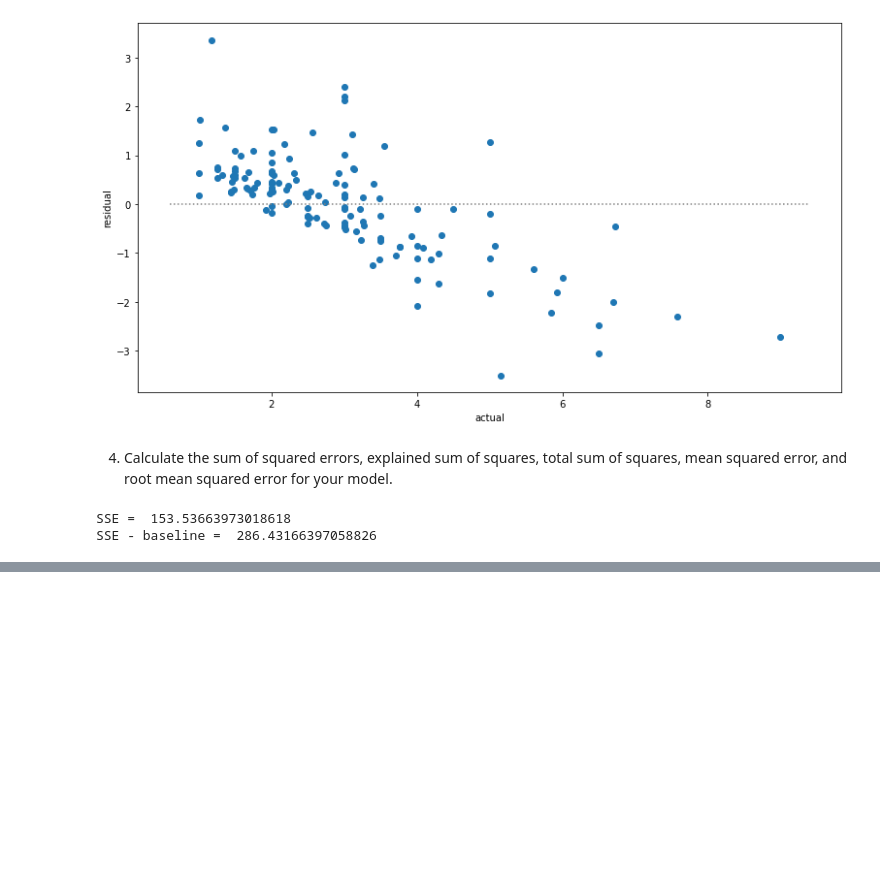
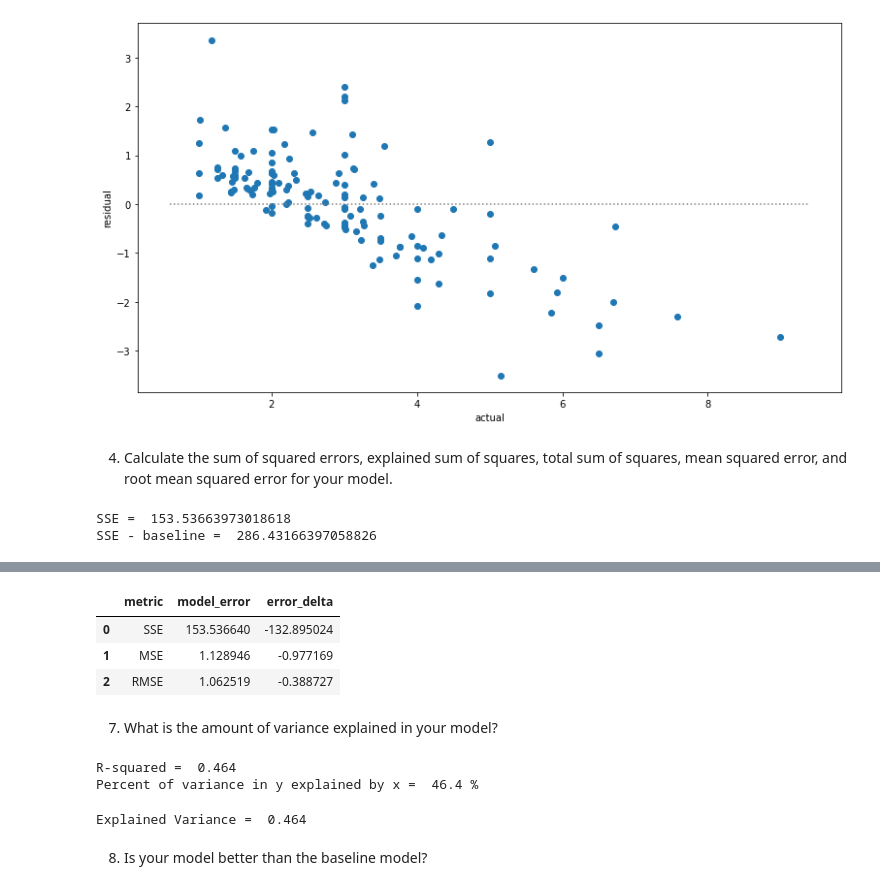
Before and after one commit to albertopuentes/regression-exercises, a Jupyter notebook: evaluate.ipynb, the cells around one changed output, grey strips where cells are left out. Cells and saved outputs as stored; diff of their text form; code cells hidden in the pictures; blank space fills up the shorter version.

```diff
--- a/evaluate.ipynb
+++ b/evaluate.ipynb
@@ -142,0 +188,4 @@ SSE manual - baseline == SSE sklearn - baseline:  True
+# %%
+# SSE Baseline
+SSE_baseline = sum(train['residual_baseline^2'])
+SSE_baseline
@@ -142,0 +194,4 @@ SSE manual - baseline == SSE sklearn - baseline:  True
+# %%
+# MSE Baseline
+MSE_baseline = SSE_baseline/len(train)
+MSE_baseline
@@ -142,0 +200,5 @@ SSE manual - baseline == SSE sklearn - baseline:  True
+# %%
+# RMSE baseline
+from math import sqrt
+RMSE_baseline = sqrt(MSE_baseline)
+RMSE_baseline
@@ -142,0 +209,9 @@ SSE manual - baseline == SSE sklearn - baseline:  True
+# %%
+train_eval = pd.DataFrame(np.array(['SSE','MSE','RMSE']), columns=['metric'])
+train_baseline_eval = pd.DataFrame(np.array(['SSE_baseline','MSE_baseline','RMSE_baseline']), columns=['metric'])
+
+train_eval['model_error'] = np.array([SSE, MSE, RMSE])
+train_baseline_eval['model_error'] = np.array([SSE_baseline, MSE_baseline, RMSE_baseline])
+
+print(train_eval)
+print(train_baseline_eval)
@@ -142,0 +227,27 @@ SSE manual - baseline == SSE sklearn - baseline:  True
+# %%
+train_eval['error_delta'] = train_eval.model_error - train_baseline_eval.model_error
+train_eval
+# %% [output]
+|  | metric | model_error | error_delta |
+| 0 | SSE | 153.536640 | -132.895024 |
+| 1 | MSE | 1.128946 | -0.977169 |
+| 2 | RMSE | 1.062519 | -0.388727 |
+# %% [markdown]
+7) What is the amount of variance explained in your model?
+# %%
+R2 = ESS/TSS
+print('R-squared = ',round(R2,3))
+print("Percent of variance in y explained by x = ", round(R2*100,1), "%")
+# %% [output]
+R-squared =  0.464
+Percent of variance in y explained by x =  46.4 %
+# %%
+# sklearn.metrics.explained_variance_score
+from sklearn.metrics import explained_variance_score
+
+evs = explained_variance_score(train.tip, train.yhat)
+print('Explained Variance = ', round(evs,3))
+# %% [output]
+Explained Variance =  0.464
+# %% [markdown]
+8) Is your model better than the baseline model?
```
Also changed, not shown: parts of 13 cells of this notebook.
